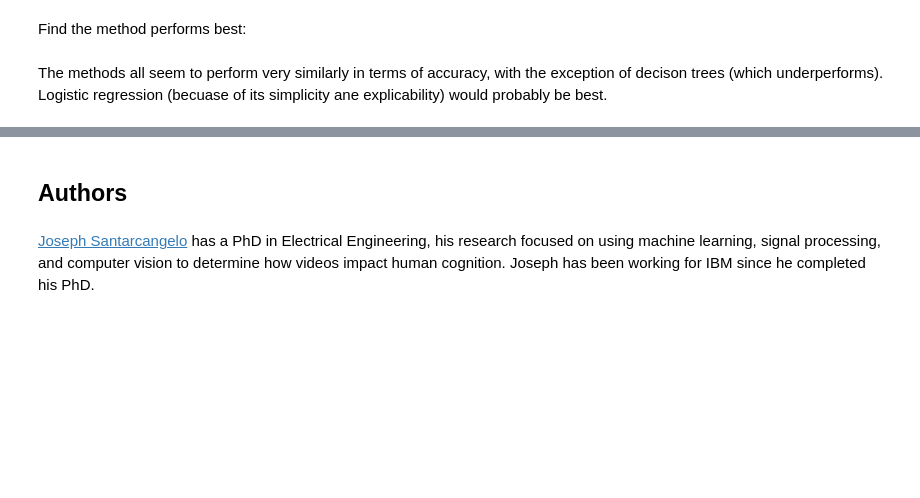
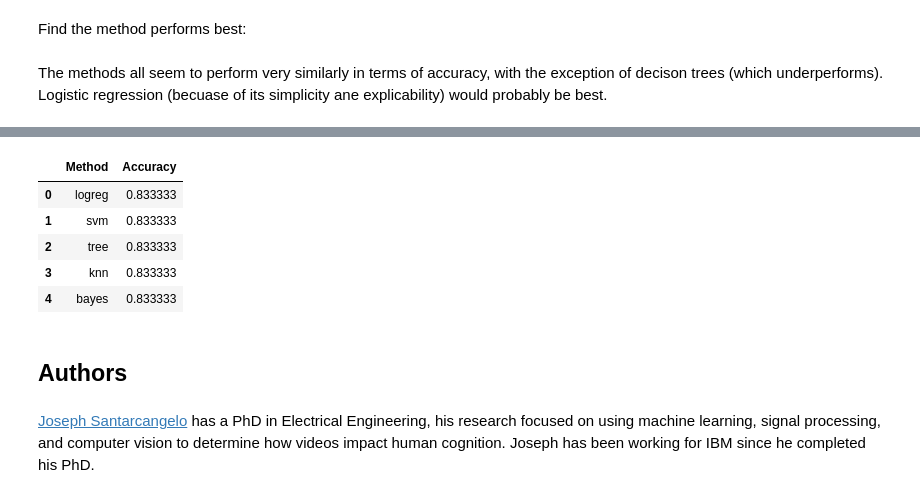
Before and after one commit to brendanpshea/ibm-data-science, a Jupyter notebook: SpaceX_Machine_Learning_Prediction_Part_5.ipynb, the cells around one changed output, grey strips where cells are left out. Cells and saved outputs as stored; diff of their text form; code cells hidden in the pictures; blank space fills up the shorter version.

```diff
--- a/SpaceX_Machine_Learning_Prediction_Part_5.ipynb
+++ b/SpaceX_Machine_Learning_Prediction_Part_5.ipynb
@@ -353,3 +350,12 @@ best_predictor
+# %%
+df_scores
+# %% [output]
+|  | Method | Accuracy |
+| 0 | logreg | 0.833333 |
+| 1 | svm | 0.833333 |
+| 2 | tree | 0.833333 |
+| 3 | knn | 0.833333 |
+| 4 | bayes | 0.833333 |
 # %% [markdown]
 ## Authors
 # %% [markdown]
```
Also changed, not shown: parts of 4 cells of this notebook.
